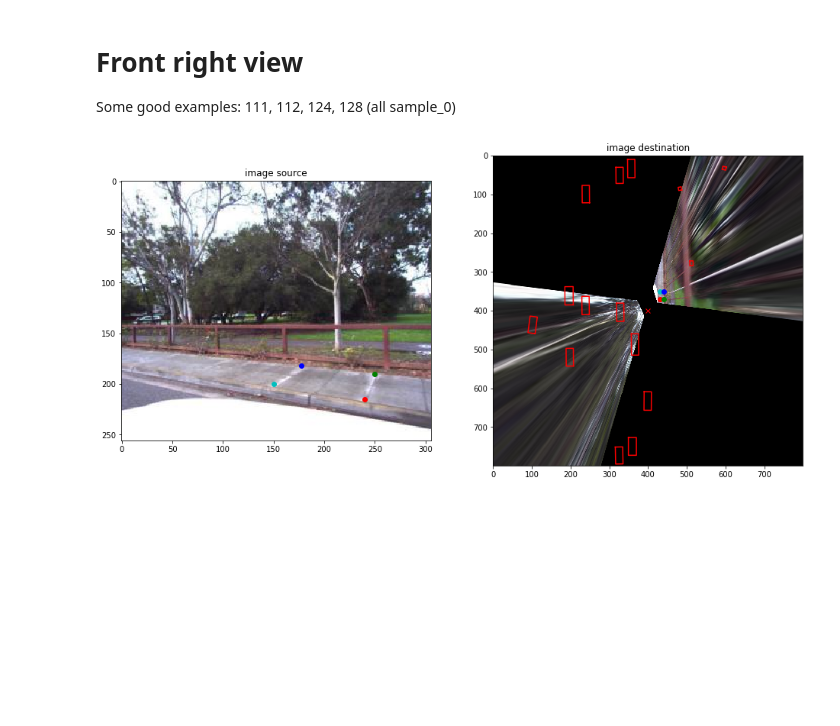
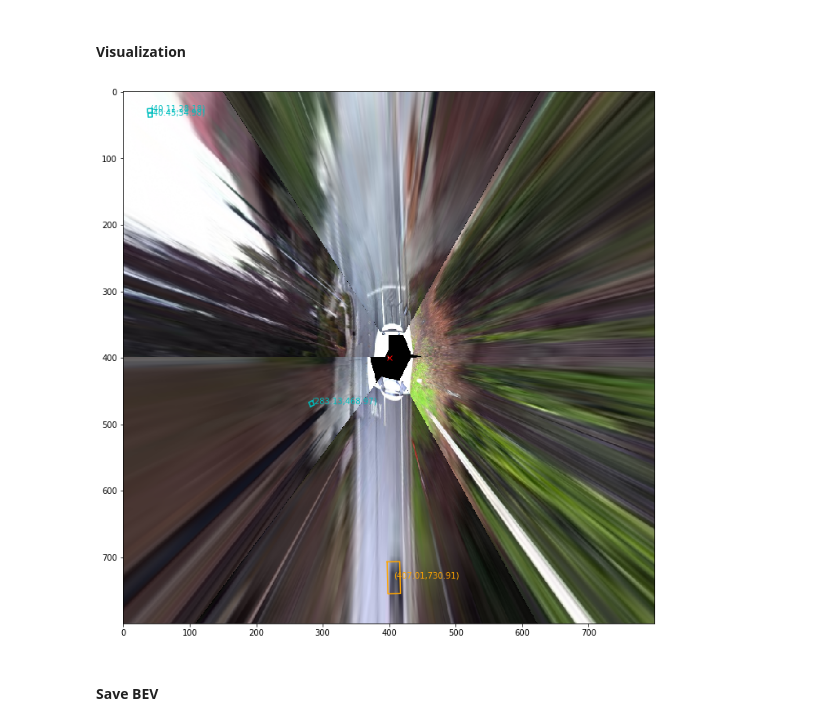
Before and after one commit to zepingz/dl-final-project, a Jupyter notebook: IPM.ipynb, the cells around one changed output. Saved outputs shown, nothing was run; the diff lists cells and outputs as text; code cells hidden in the pictures; blank space fills up the shorter version.

Commit message:
Update IPM.ipynb
added: Combined BEV and calibrated parameters.

```diff
--- a/IPM.ipynb
+++ b/IPM.ipynb
@@ -111,19 +172,47 @@ get_images(data_root, scene_id, sample_id, 'CAM_FRONT', points_src, points_dst)
-# %% [markdown]
-# Front right view
-Some good examples: 111, 112, 124, 128 (all sample_0)
-# %%
-scene_id = 111
-sample_id = 0
-points_src = torch.tensor([[
-    [150., 200.], [240., 215.], [177., 182.], [250., 190.],
-]])
-x_min = 430.
-x_max = 440.
-y_min = 350.
-y_max = 370.
-points_dst = torch.tensor([[
-    [x_min, y_min], [x_min, y_max], [x_max, y_min], [x_max, y_max],
-]])
-get_images(data_root, scene_id, sample_id, 'CAM_FRONT_RIGHT', points_src, points_dst)
-# %% [output]
-[figure, removed]
+# %%
+ipm_params = {
+    # calibrated using SCENE 111 SAMPLE 11 image
+    'FRONT': ( torch.tensor([[ [100.,180.], [123.,163.], [267., 170.], [207., 143.],]]),
+                    torch.tensor([[[389, 323], [389, 284], [442, 305.], [461,74.],]])),
+
+
+    # calibrated using SCENE 124 SAMPLE 0 FRONT_RIGHT image
+    'FRONT_RIGHT': ( torch.tensor([[[82., 191.], [125., 174.], [257,219.], [264.,190.],]]),
+                   torch.tensor([[[438., 342.], [455., 342.], [440, 389], [455, 390],]]) ),
+
+    # calibrated using SCENE 124 SAMPLE 0 FRONT_RIGHT image
+    'BACK_RIGHT': ( torch.tensor([[[31., 191.], [34., 221.], [188,169.], [229.,183.],]]),
+                   torch.tensor([[[456., 405.], [440., 405.], [460, 460], [441, 460],]]) ),
+
+    # calibrated using SCENE 126 SAMPLE 70 FRONT_LEFT image
+    'FRONT_LEFT': ( torch.tensor([[[228., 191.], [52., 219.], [202, 174.], [44.,192.],]]),
+                   torch.tensor([[[368., 345.], [367., 420.], [348, 345], [347, 420],]]) ),
+
+    # calibrated using SCENE 110 SAMPLE 6 BACK_LEFT image
+    'BACK_LEFT': ( torch.tensor([[[273., 208.], [274., 190.], [48.,170], [94.,166.],]]),
+                   torch.tensor([[[358., 400.], [345., 400.], [358, 511],[345, 511], ]]) ),
+
+
+    # calibrated using SCENE 111 SAMPLE 28 image
+    'BACK': ( torch.tensor([[[32., 153.], [192., 167.], [179.,153.], [93,135],]]),
+                   torch.tensor([[[464.,540], [391., 484.], [391.,525],[490,769]]]) ),
+
+}
+# %% [markdown]
+#### Visualization
+# %%
+data_root = 'data'
+
+scene_id = 110
+sample_id = 10
+bev = BEV( data_root, scene_id, sample_id, ipm_params )
+
+# This shows the combined BEV
+bev.visualize()
+
+# # can also see specific view
+# bev.visualize( view = 'FRONT')
+# %% [output]
+[figure, added]
+# %% [markdown]
+#### Save BEV
```
Also changed, not shown: parts of 5 cells of this notebook.
